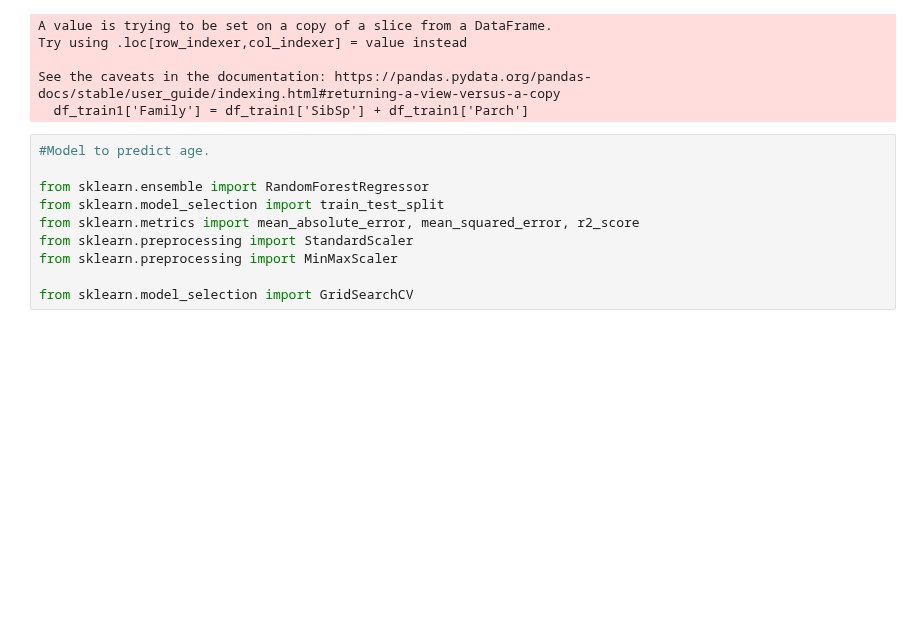
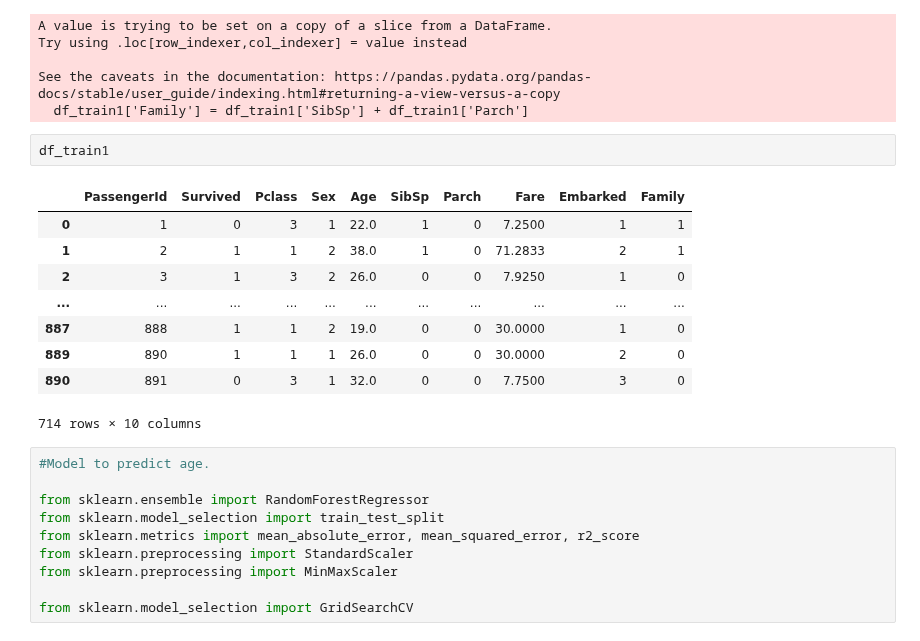
Before and after one commit to yunmokoo/Kaggle_Testing, a Jupyter notebook: titanic-2023-08-06.ipynb, the cells around one changed output. Drawn from its saved outputs; the diff is of its cells as text; blank space fills up the shorter version.

```diff
--- a/titanic-2023-08-06.ipynb
+++ b/titanic-2023-08-06.ipynb
@@ -129,6 +129,18 @@ Try using .loc[row_indexer,col_indexer] = value instead
 
 See the caveats in the documentation: https://pandas.pydata.org/pandas-docs/stable/user_guide/indexing.html#returning-a-view-versus-a-copy
   df_train1['Family'] = df_train1['SibSp'] + df_train1['Parch']
+# %%
+df_train1
+# %% [output]
+|  | PassengerId | Survived | Pclass | Sex | Age | SibSp | Parch | Fare | Embarked | Family |
+| 0 | 1 | 0 | 3 | 1 | 22.0 | 1 | 0 | 7.2500 | 1 | 1 |
+| 1 | 2 | 1 | 1 | 2 | 38.0 | 1 | 0 | 71.2833 | 2 | 1 |
+| 2 | 3 | 1 | 3 | 2 | 26.0 | 0 | 0 | 7.9250 | 1 | 0 |
+| ... | ... | ... | ... | ... | ... | ... | ... | ... | ... | ... |
+| 887 | 888 | 1 | 1 | 2 | 19.0 | 0 | 0 | 30.0000 | 1 | 0 |
+| 889 | 890 | 1 | 1 | 1 | 26.0 | 0 | 0 | 30.0000 | 2 | 0 |
+| 890 | 891 | 0 | 3 | 1 | 32.0 | 0 | 0 | 7.7500 | 3 | 0 |
+714 rows × 10 columns
 # %%
 #Model to predict age.
 
```
Also changed, not shown: parts of 10 cells of this notebook.
